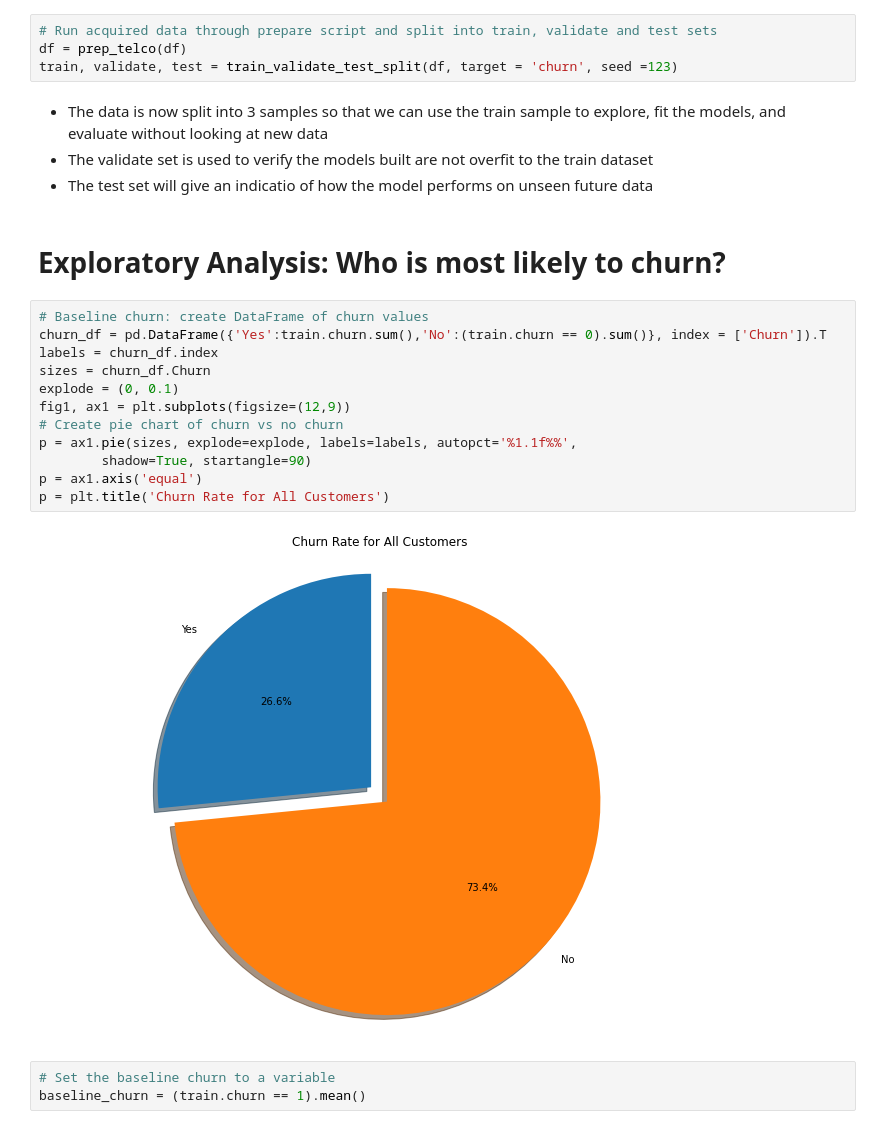
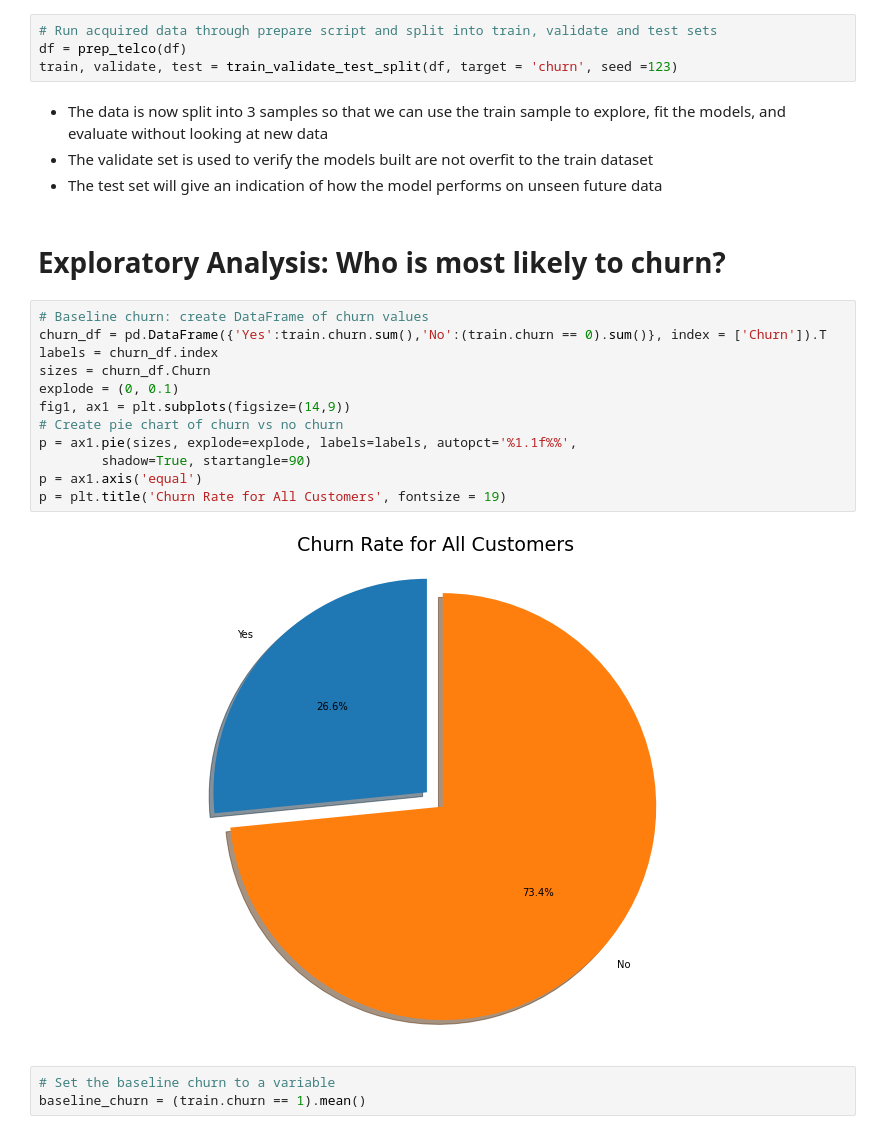
Before and after one commit to jesse-d-marder/classification-project, a Jupyter notebook: churn_report.ipynb, the cells around one changed output. Cells and saved outputs as stored; diff of their text form.

```diff
--- a/churn_report.ipynb
+++ b/churn_report.ipynb
@@ -50,23 +42,23 @@ train, validate, test = train_validate_test_split(df, target = 'churn', seed =12
 # %% [markdown]
 - The data is now split into 3 samples so that we can use the train sample to explore, fit the models, and evaluate without looking at new data
 - The validate set is used to verify the models built are not overfit to the train dataset
-- The test set will give an indicatio of how the model performs on unseen future data
+- The test set will give an indication of how the model performs on unseen future data
 # %% [markdown]
 # Exploratory Analysis: Who is most likely to churn?
 # %%
 # Baseline churn: create DataFrame of churn values
 churn_df = pd.DataFrame({'Yes':train.churn.sum(),'No':(train.churn == 0).sum()}, index = ['Churn']).T
 labels = churn_df.index
 sizes = churn_df.Churn
 explode = (0, 0.1)
-fig1, ax1 = plt.subplots(figsize=(12,9))
+fig1, ax1 = plt.subplots(figsize=(14,9))
 # Create pie chart of churn vs no churn
 p = ax1.pie(sizes, explode=explode, labels=labels, autopct='%1.1f%%',
         shadow=True, startangle=90)
 p = ax1.axis('equal')
-p = plt.title('Churn Rate for All Customers')
+p = plt.title('Churn Rate for All Customers', fontsize = 19)
 # %% [output]
-[figure, old version]
+[figure, new version]
 # %%
 # Set the baseline churn to a variable
 baseline_churn = (train.churn == 1).mean()
```
Also changed, not shown: parts of 23 cells of this notebook, 5 other files.
